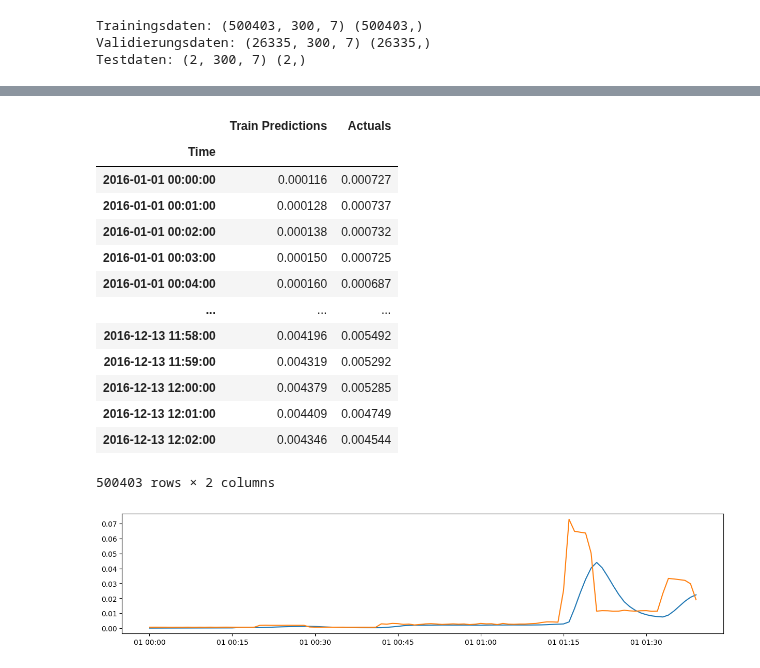
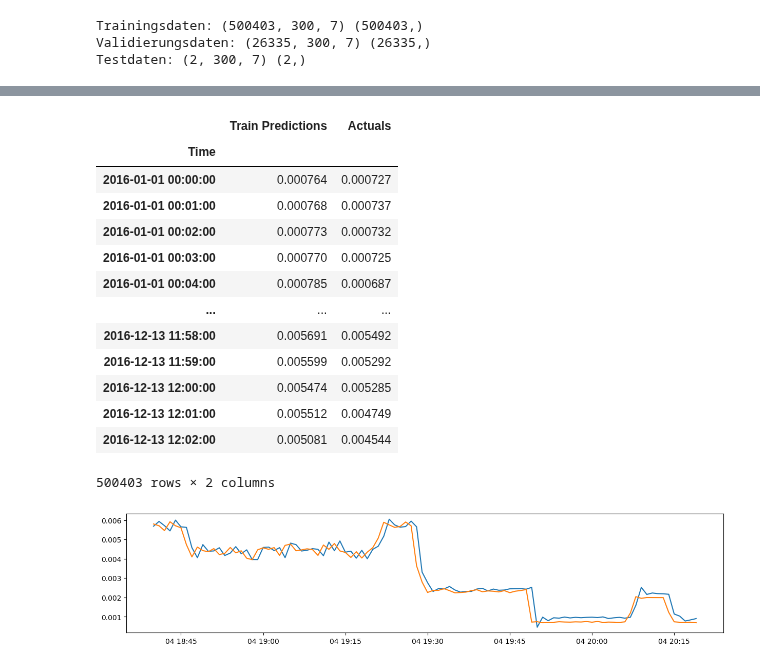
Before and after one commit to th-koeln-iet/PLF, a Jupyter notebook: Geniesser LSTM Patch.ipynb, the cells around one changed output, grey strips where cells are left out. Saved outputs shown, nothing was run; the diff lists cells and outputs as text; code cells hidden in the pictures.

```diff
--- a/Geniesser LSTM Patch.ipynb
+++ b/Geniesser LSTM Patch.ipynb
@@ -268,7 +244,7 @@ cp = ModelCheckpoint(checkpoint_filepath, save_best_only=True)
 learning_rate = 0.0001
 optimizer = Adam(learning_rate=learning_rate)
 model_gen_lstm.compile(optimizer=optimizer, loss="MSE", metrics=["MAE"])
-model_gen_lstm.fit(X_train, y_train, validation_data=(X_val, y_val), epochs=300, batch_size=7500 ,callbacks=[cp])
+model_gen_lstm.fit(X_train, y_train, validation_data=(X_val, y_val), epochs=400, batch_size=7500 ,callbacks=[cp])
 
 
 #Batch_size wie viel Samples gleichzeitig betrachtet werden , 51 gradienten * 10000 Batch size = 500000 Timestamps
@@ -321,7 +293,7 @@ train_results['Actuals'] = train_results['Actuals'] * max_sum_kWh
 train_results.index = energy_df.index[:500403]
 
 plt.figure(figsize=(15, 3))
-plt.plot(train_results['Train Predictions'][:100])
-plt.plot(train_results['Actuals'][:100])
+plt.plot(train_results['Train Predictions'][400000:400100])
+plt.plot(train_results['Actuals'][400000:400100])
 train_results
 # %% [output]
@@ -329,18 +301,18 @@ train_results
 |  | Train Predictions | Actuals |
 | Time |  |  |
-| 2016-01-01 00:00:00 | 0.000116 | 0.000727 |
-| 2016-01-01 00:01:00 | 0.000128 | 0.000737 |
-| 2016-01-01 00:02:00 | 0.000138 | 0.000732 |
-| 2016-01-01 00:03:00 | 0.000150 | 0.000725 |
-| 2016-01-01 00:04:00 | 0.000160 | 0.000687 |
+| 2016-01-01 00:00:00 | 0.000764 | 0.000727 |
+| 2016-01-01 00:01:00 | 0.000768 | 0.000737 |
+| 2016-01-01 00:02:00 | 0.000773 | 0.000732 |
+| 2016-01-01 00:03:00 | 0.000770 | 0.000725 |
+| 2016-01-01 00:04:00 | 0.000785 | 0.000687 |
 | ... | ... | ... |
-| 2016-12-13 11:58:00 | 0.004196 | 0.005492 |
-| 2016-12-13 11:59:00 | 0.004319 | 0.005292 |
-| 2016-12-13 12:00:00 | 0.004379 | 0.005285 |
-| 2016-12-13 12:01:00 | 0.004409 | 0.004749 |
-| 2016-12-13 12:02:00 | 0.004346 | 0.004544 |
+| 2016-12-13 11:58:00 | 0.005691 | 0.005492 |
+| 2016-12-13 11:59:00 | 0.005599 | 0.005292 |
+| 2016-12-13 12:00:00 | 0.005474 | 0.005285 |
+| 2016-12-13 12:01:00 | 0.005512 | 0.004749 |
+| 2016-12-13 12:02:00 | 0.005081 | 0.004544 |
 500403 rows × 2 columns
-[figure, old version]
+[figure, new version]
 # %%
 val_predictions= model_gen_lstm.predict(X_val).flatten()
 y_val=y_val.ravel() #y_val in 1D-Array sonst: ValueError: Per-column arrays must each be 1-dimensional
```
Also changed, not shown: parts of 9 cells of this notebook, 3 other files.
